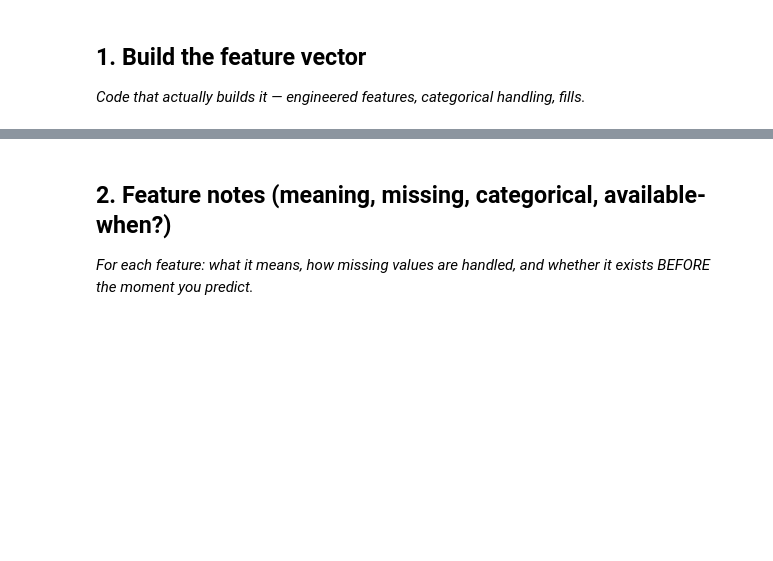
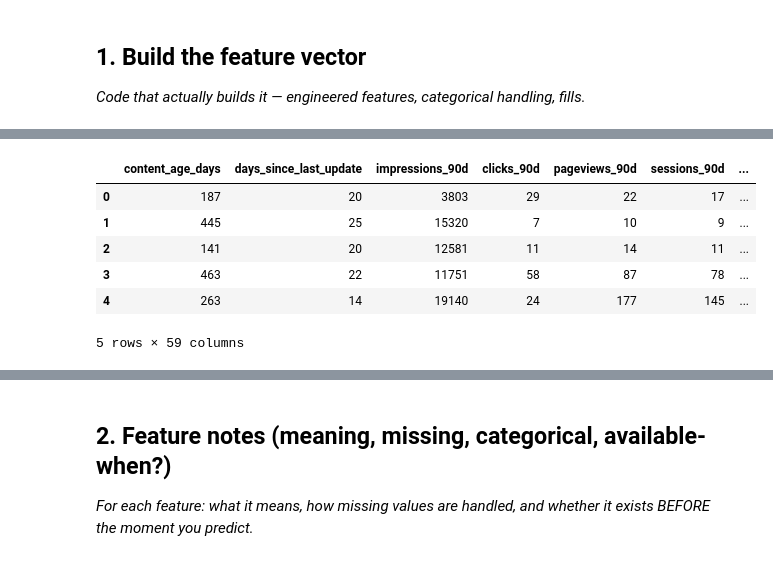
Before and after one commit to UbaidMalik365/flyrank-ml-internship, a Jupyter notebook: work/notebooks/w03_feature_leakage_check.ipynb, the cells around one changed output, grey strips where cells are left out. Cells and saved outputs as stored; diff of their text form; code cells hidden in the pictures; blank space fills up the shorter version.

```diff
--- a/work/notebooks/w03_feature_leakage_check.ipynb
+++ b/work/notebooks/w03_feature_leakage_check.ipynb
@@ -15,0 +15,70 @@ This skeleton is yours to fill. Work the sections **in order** — each one has
+# %%
+import pandas as pd
+import numpy as np
+
+# Load the dataset
+df = pd.read_csv("data/raw/content_refresh_anonymized.csv")
+
+print("Dataset shape:", df.shape)
+print("Number of columns:", len(df.columns))
+
+# Features used for the content-refresh analysis
+numeric_features = [
+    "content_age_days",
+    "days_since_last_update",
+    "impressions_90d",
+    "clicks_90d",
+    "pageviews_90d",
+    "sessions_90d",
+    "engaged_sessions_90d",
+    "impressions_last_30d",
+    "clicks_last_30d",
+    "sessions_last_30d",
+    "impressions_prev_30d",
+    "clicks_prev_30d",
+    "sessions_prev_30d",
+    "ctr",
+    "avg_position",
+    "engagement_rate",
+    "scroll_rate",
+    "word_count",
+    "char_count"
+]
+
+categorical_features = [
+    "content_type",
+    "main_intent",
+    "age_tier",
+    "freshness_tier",
+    "word_count_tier",
+    "char_count_tier",
+    "impression_tier",
+    "position_tier"
+]
+
+# Keep only features that actually exist
+numeric_features = [c for c in numeric_features if c in df.columns]
+categorical_features = [c for c in categorical_features if c in df.columns]
+
+# Numeric feature matrix
+X_numeric = df[numeric_features].copy()
+
+# Fill missing numeric values with the median
+X_numeric = X_numeric.fillna(X_numeric.median(numeric_only=True))
+
+# One-hot encode categorical variables
+X_categorical = pd.get_dummies(
+    df[categorical_features],
+    dummy_na=True,
+    dtype=int
+)
+
+# Combine numeric and categorical features
+X = pd.concat([X_numeric, X_categorical], axis=1)
+
+print("Numeric features:", len(numeric_features))
+print("Categorical features:", len(categorical_features))
+print("Final feature matrix shape:", X.shape)
+
+display(X.head())
+# %% [output]
@@ -15,0 +90,7 @@ This skeleton is yours to fill. Work the sections **in order** — each one has
+|  | content_age_days | days_since_last_update | impressions_90d | clicks_90d | pageviews_90d | sessions_90d | ... |
+| 0 | 187 | 20 | 3803 | 29 | 22 | 17 | ... |
+| 1 | 445 | 25 | 15320 | 7 | 10 | 9 | ... |
+| 2 | 141 | 20 | 12581 | 11 | 14 | 11 | ... |
+| 3 | 463 | 22 | 11751 | 58 | 87 | 78 | ... |
+| 4 | 263 | 14 | 19140 | 24 | 177 | 145 | ... |
+5 rows × 59 columns
```
Also changed, not shown: parts of 13 cells of this notebook.
